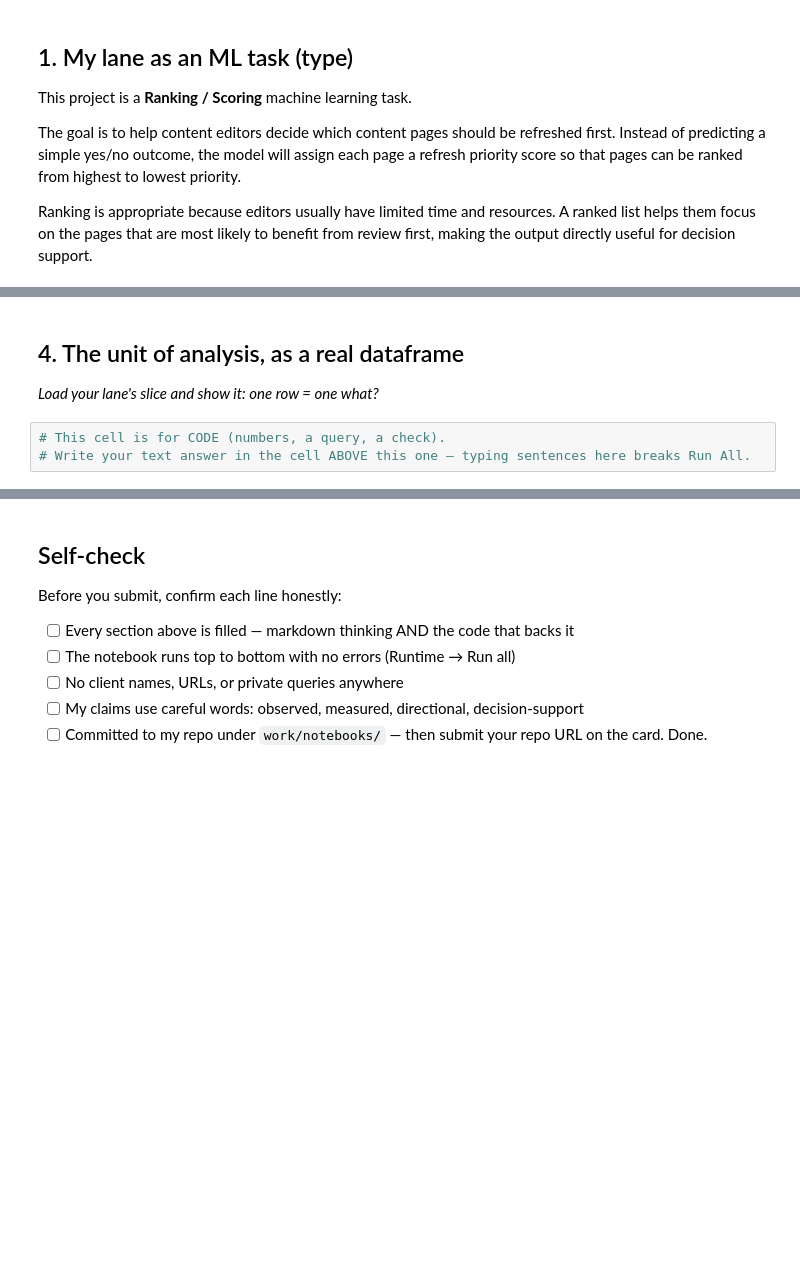
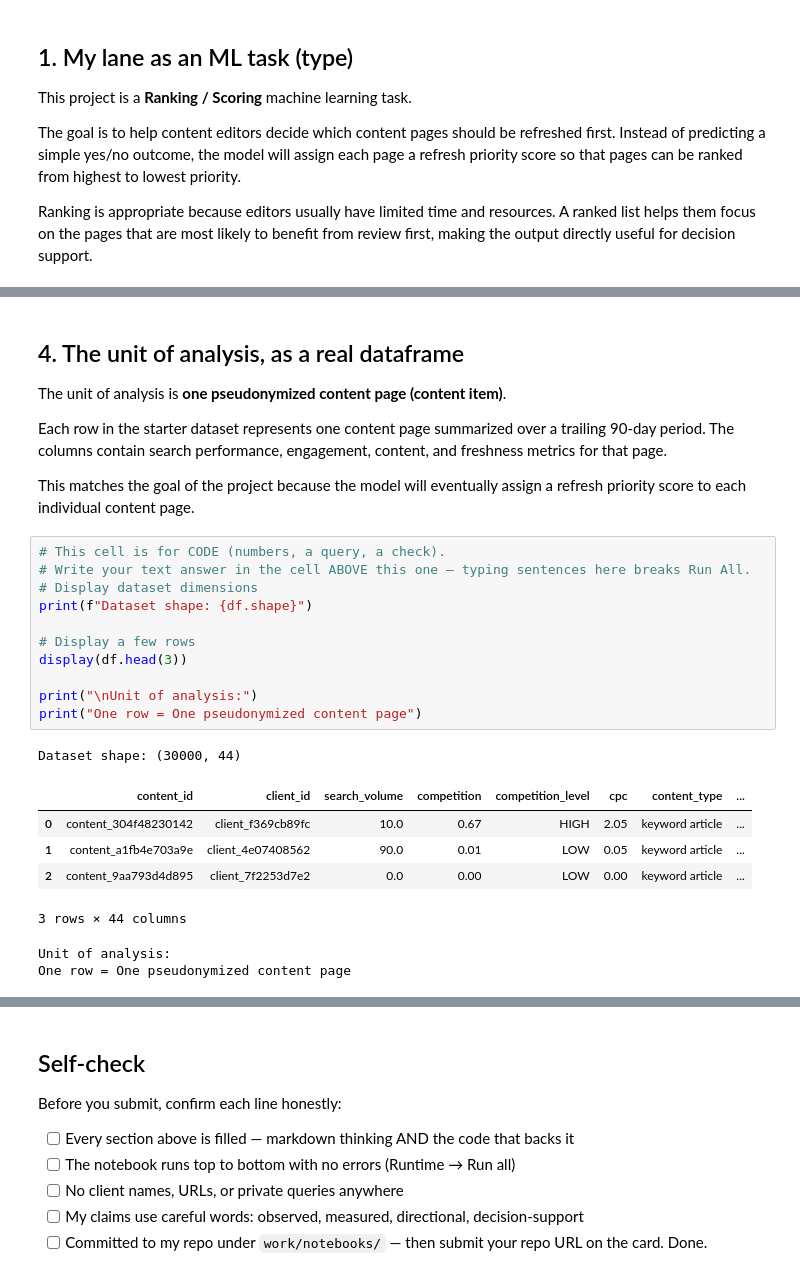
Before and after one commit to boddulavinaykumar6-stack/Flyrank-ML-Internship, a Jupyter notebook: work/notebooks/w02_ml_task_framing.ipynb, the cells around one changed output, grey strips where cells are left out. Drawn from its saved outputs; the diff is of its cells as text; blank space fills up the shorter version.

```diff
--- a/work/notebooks/w02_ml_task_framing.ipynb
+++ b/work/notebooks/w02_ml_task_framing.ipynb
@@ -44,10 +94,31 @@ print(df["content_type"].value_counts())
 # %% [markdown]
 ## 4. The unit of analysis, as a real dataframe
 
-*Load your lane's slice and show it: one row = one what?*
+The unit of analysis is **one pseudonymized content page (content item)**.
+
+Each row in the starter dataset represents one content page summarized over a trailing 90-day period. The columns contain search performance, engagement, content, and freshness metrics for that page.
+
+This matches the goal of the project because the model will eventually assign a refresh priority score to each individual content page.
 # %%
 # This cell is for CODE (numbers, a query, a check).
 # Write your text answer in the cell ABOVE this one — typing sentences here breaks Run All.
+# Display dataset dimensions
+print(f"Dataset shape: {df.shape}")
+
+# Display a few rows
+display(df.head(3))
+
+print("\nUnit of analysis:")
+print("One row = One pseudonymized content page")
+# %% [output]
+Dataset shape: (30000, 44)
+|  | content_id | client_id | search_volume | competition | competition_level | cpc | content_type | ... |
+| 0 | content_304f48230142 | client_f369cb89fc | 10.0 | 0.67 | HIGH | 2.05 | keyword article | ... |
+| 1 | content_a1fb4e703a9e | client_4e07408562 | 90.0 | 0.01 | LOW | 0.05 | keyword article | ... |
+| 2 | content_9aa793d4d895 | client_7f2253d7e2 | 0.0 | 0.00 | LOW | 0.00 | keyword article | ... |
+3 rows × 44 columns
+Unit of analysis:
+One row = One pseudonymized content page
 # %% [markdown]
 ## 5. Why ML beats a fixed rule here
 
```
Also changed, not shown: parts of 7 cells of this notebook.
